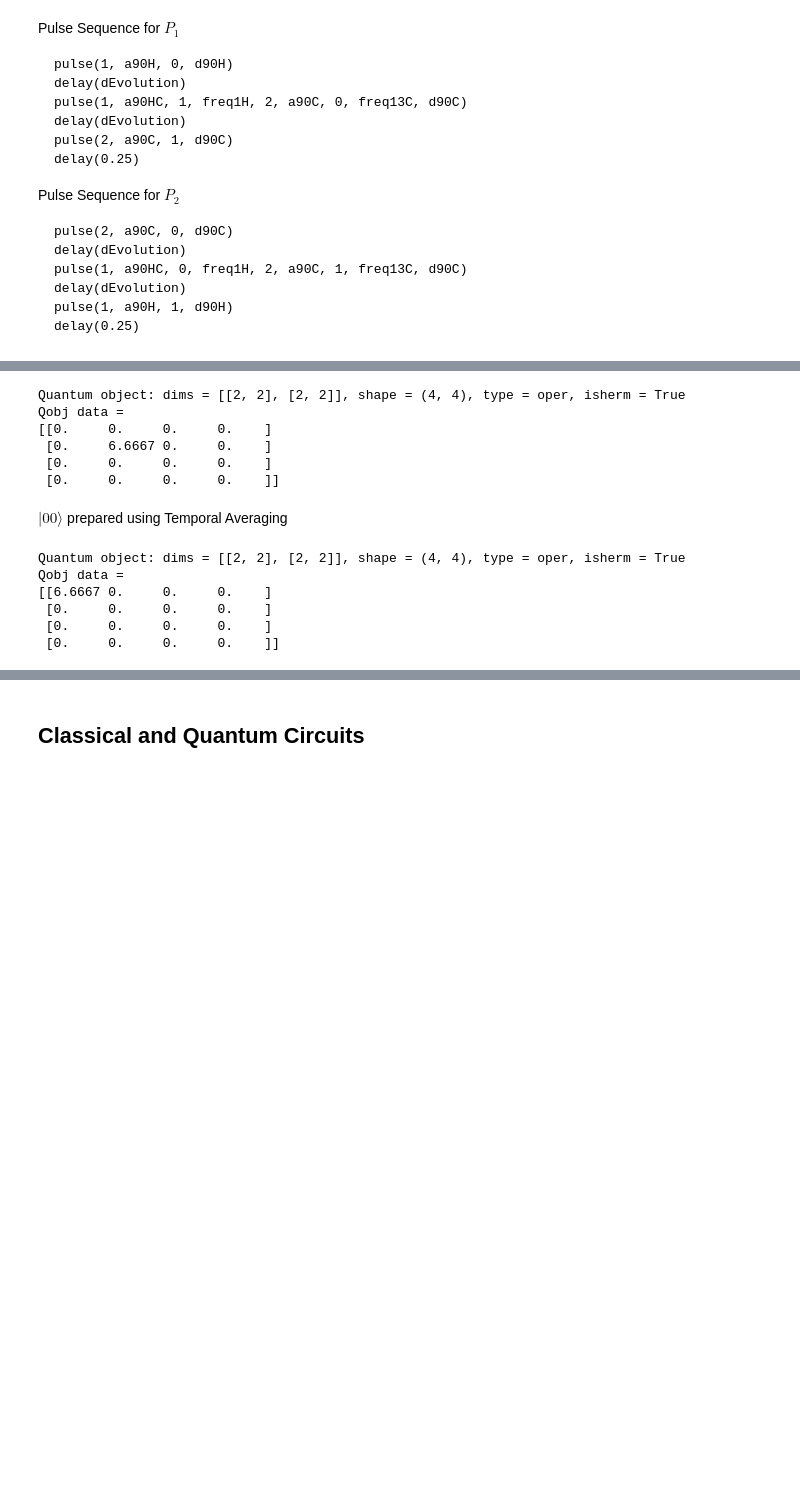
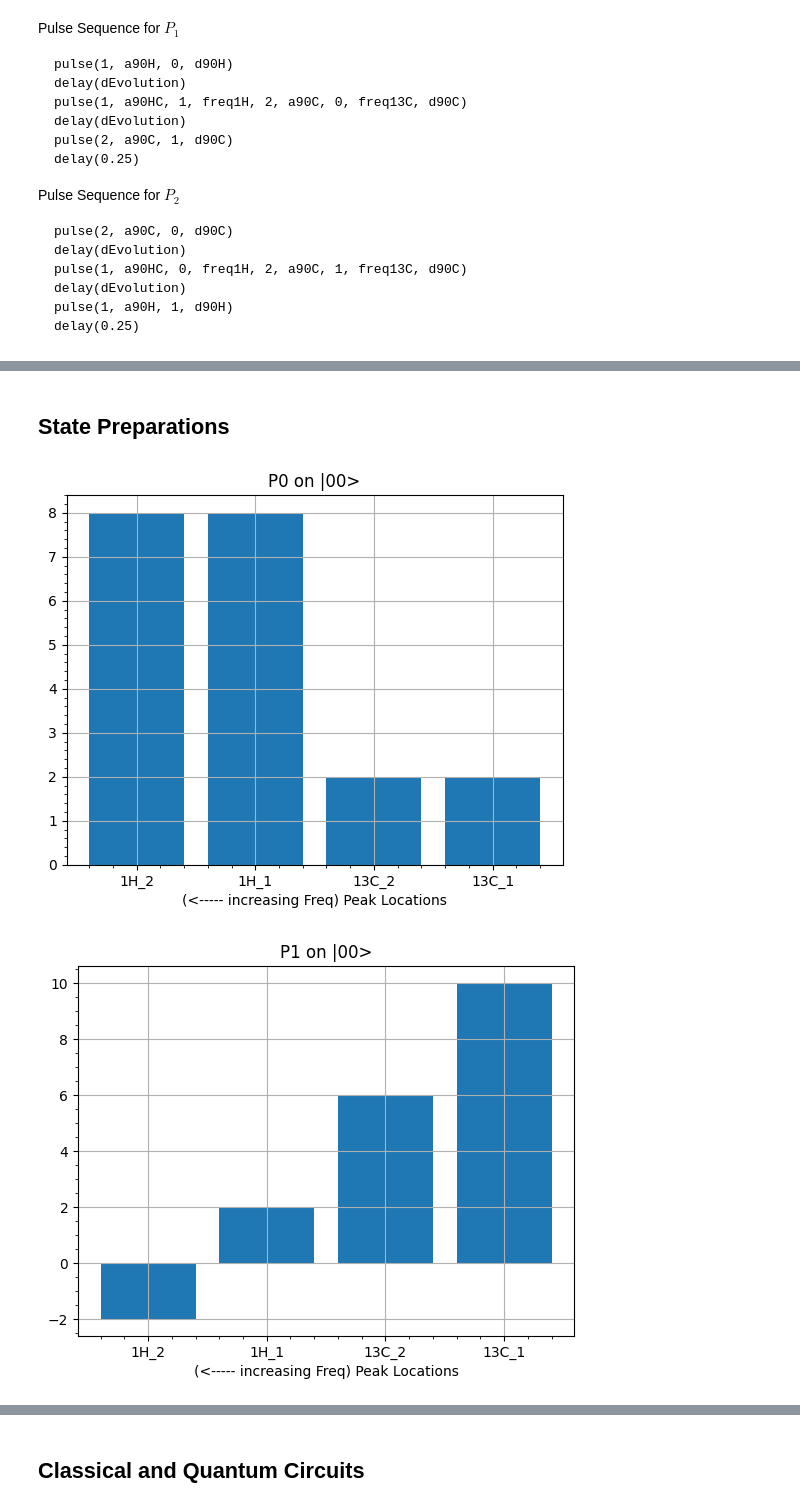
Before and after one commit to shashankd95/ApproximateToffoli, a Jupyter notebook: Prelab4_NMR.ipynb, the cells around one changed output, grey strips where cells are left out. Cells and saved outputs as stored; diff of their text form; code cells hidden in the pictures; blank space fills up the shorter version.

Commit message:
state preparations

```diff
--- a/Prelab4_NMR.ipynb
+++ b/Prelab4_NMR.ipynb
@@ -590,22 +586,28 @@ $|01\rangle$ prepared using Temporal Averaging
-# %%
-rho_01 = TempAvg(rho, ID, BitFlip('C'))
-print(rho_01)
-# %% [output]
-Quantum object: dims = [[2, 2], [2, 2]], shape = (4, 4), type = oper, isherm = True
-Qobj data =
-[[0.     0.     0.     0.    ]
- [0.     6.6667 0.     0.    ]
- [0.     0.     0.     0.    ]
- [0.     0.     0.     0.    ]]
-# %% [markdown]
-$|00\rangle$ prepared using Temporal Averaging
-# %%
-rho_00 = TempAvg(rho, ID, ID)
-print(rho_00)
-# %% [output]
-Quantum object: dims = [[2, 2], [2, 2]], shape = (4, 4), type = oper, isherm = True
-Qobj data =
-[[6.6667 0.     0.     0.    ]
- [0.     0.     0.     0.    ]
- [0.     0.     0.     0.    ]
- [0.     0.     0.     0.    ]]
+# %%
+P0 = Permutation('0')
+P1 = Permutation('1')
+P2 = Permutation('2')
+# %% [markdown]
+## State Preparations
+# %%
+MultPlot(rho, [ID, ID, P0], True)
+plt.grid(True)
+plt.title('P0 on |00>')
+plt.xlabel('(<----- increasing Freq) Peak Locations')
+plt.minorticks_on()
+plt.show()
+MultPlot(rho, [ID, ID, P1], True)
+plt.grid(True)
+plt.title('P1 on |00>')
+plt.xlabel('(<----- increasing Freq) Peak Locations')
+plt.minorticks_on()
+plt.show()
+MultPlot(rho, [ID, ID, P2], True)
+plt.grid(True)
+plt.title('P2 on |00>')
+plt.xlabel('(<----- increasing Freq) Peak Locations')
+plt.minorticks_on()
+plt.show()
+# %% [output]
+[figure, added]
+[figure, added]
```
Also changed, not shown: parts of 40 cells of this notebook.
